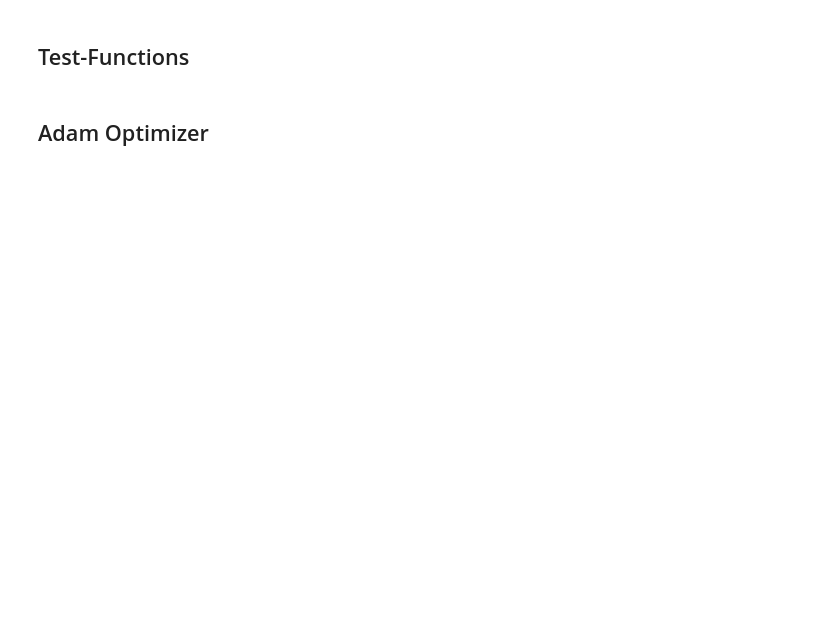
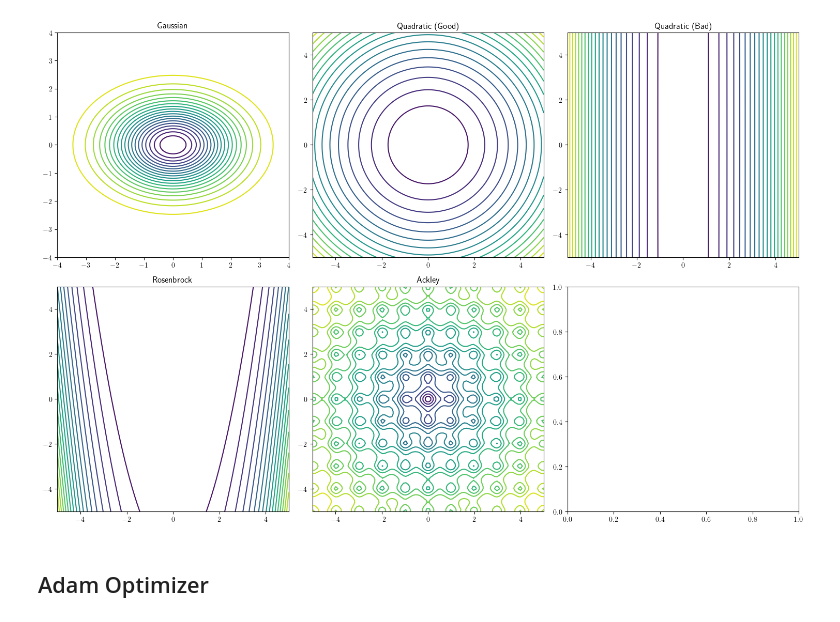
Before and after one commit to JulesBrable/AdvancedML, a Jupyter notebook: notebooks/algorithms.ipynb, the cells around one changed output. Cells and saved outputs as stored; diff of their text form; code cells hidden in the pictures; blank space fills up the shorter version.

Commit message:
add comments in test notebook and refactor

```diff
--- a/notebooks/algorithms.ipynb
+++ b/notebooks/algorithms.ipynb
@@ -16,3 +27 @@ from src.algorithms_old.test_functions import (
 )
-# %% [markdown]
-## Test-Functions
@@ -23,3 +28,54 @@ gauss, gauss_grad = mk_gauss(1.4)
+# %%
+# Test Functions
+quadratic_good, quadratic_good_grad = mk_quad(1)
+quadratic_bad, quadratic_bad_grad = mk_quad(0.02)
+gauss, gauss_grad = mk_gauss(1.4)
+
+# Function with a grid range of -4 to 4
+gauss_range = 4
+x_gauss = torch.linspace(-gauss_range, gauss_range, 100)
+y_gauss = torch.linspace(-gauss_range, gauss_range, 100)
+X_gauss, Y_gauss = torch.meshgrid(x_gauss, y_gauss)
+
+# List of functions and their names
+functions = [gauss, quadratic_good, quadratic_bad, rosenbrock, ackley]
+function_names = ['Gaussian', 'Quadratic (Good)', 'Quadratic (Bad)', 'Rosenbrock', 'Ackley']
+
+# Create a 3x2 subplot grid
+fig, axes = plt.subplots(2, 3, figsize=(15, 10))
+
+# Plot contours for each function
+for ax, function, name in zip(axes.flatten(), functions, function_names):
+    if function == gauss:
+        X, Y = X_gauss, Y_gauss
+    else:
+        x = torch.linspace(-5, 5, 100)
+        y = torch.linspace(-5, 5, 100)
+        X, Y = torch.meshgrid(x, y)
+
+    # Initialize Z with zeros
+    Z = torch.zeros_like(X)
+
+    # Evaluate the function at each point on the grid using itertools.product
+    for i, j in product(range(X.shape[0]), range(X.shape[1])):
+        point = torch.tensor([X[i, j].item(), Y[i, j].item()])
+        Z[i, j] = function(point)
+
+    # Convert to NumPy arrays for contour plot
+    X = X.detach().numpy()
+    Y = Y.detach().numpy()
+    Z = Z.detach().numpy()
+
+    ax.contour(X, Y, Z, levels=20, cmap='viridis')
+    ax.set_title(name)
+
+# Adjust layout
+plt.tight_layout()
+
+# Show the plot
+plt.show()
+# %% [output]
+[figure, added]
 # %% [markdown]
 ## Adam Optimizer
 # %%
```
Also changed, not shown: parts of 29 cells of this notebook, 2 other files.
